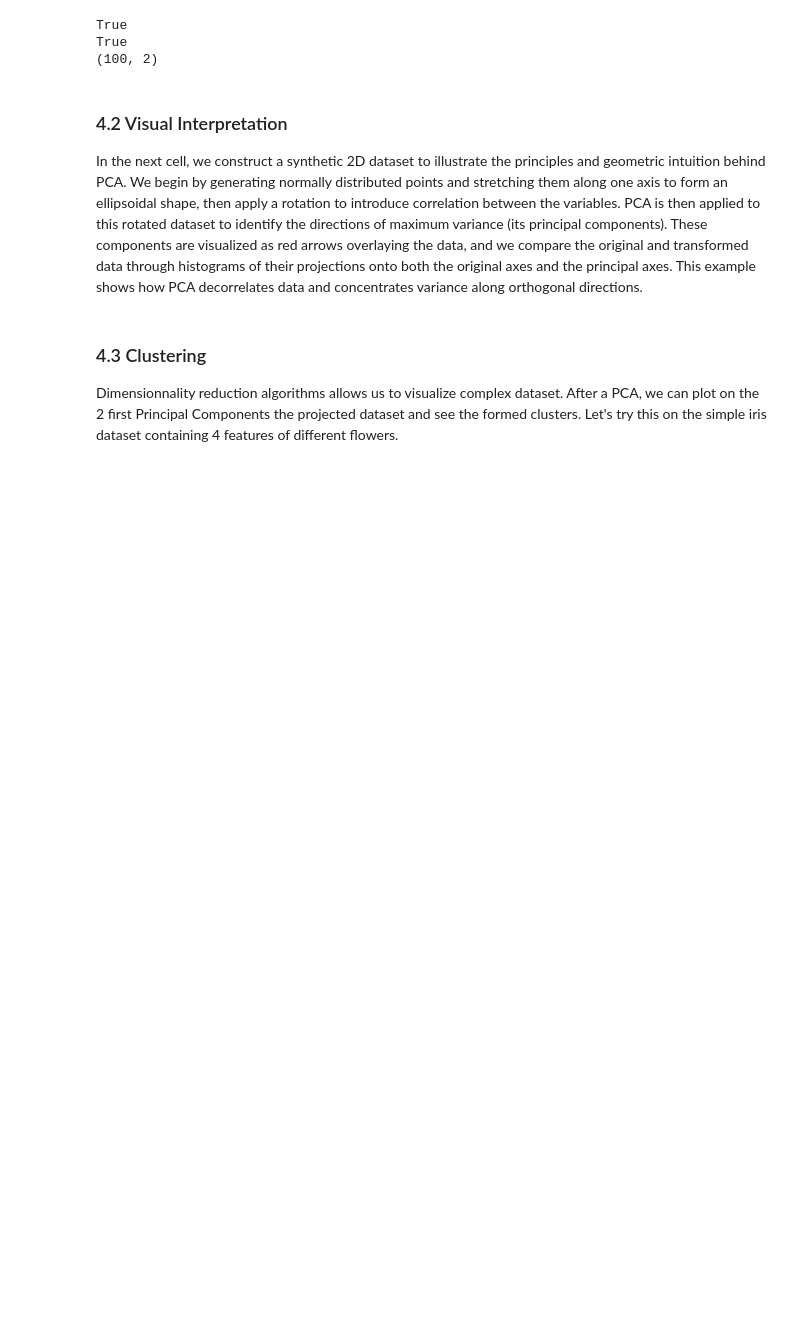
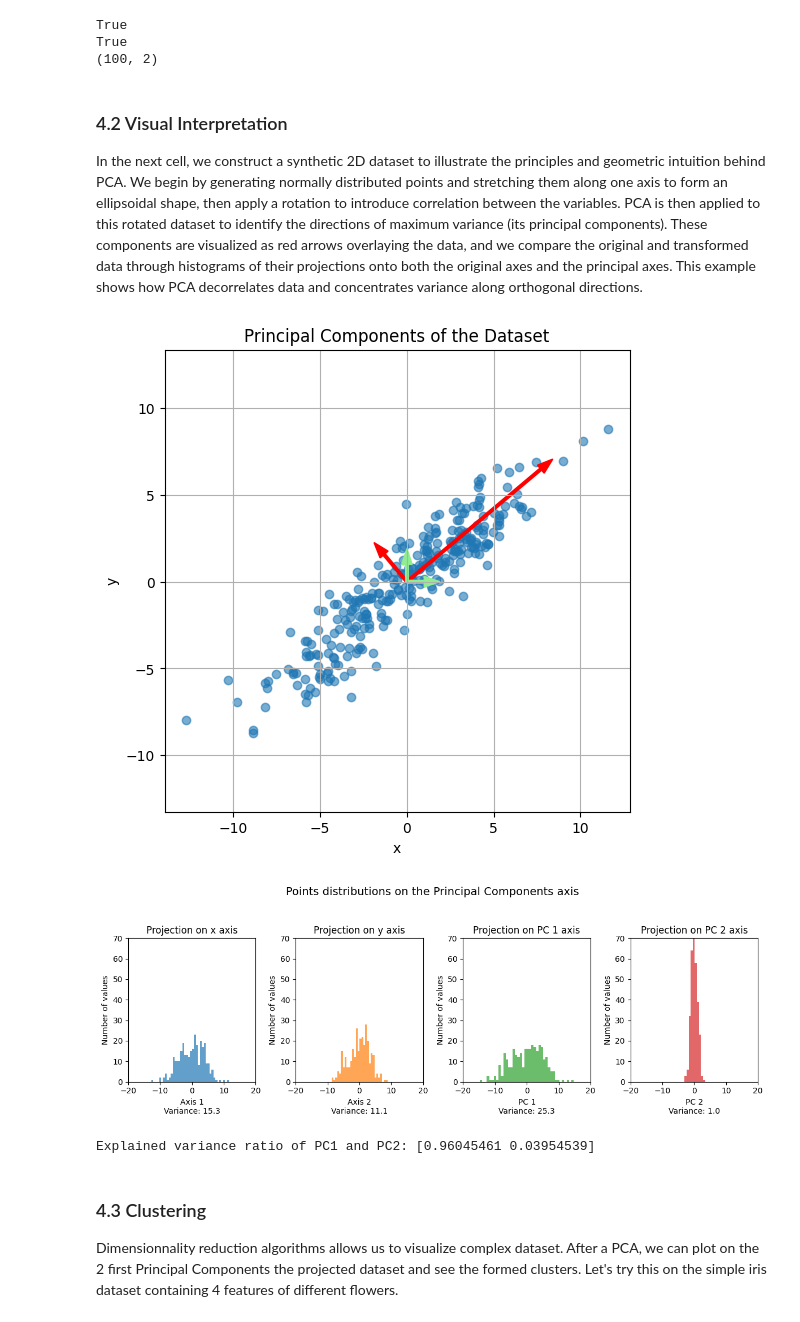
Before and after one commit to arthurmath/Kaggle_notebooks, a Jupyter notebook: svd.ipynb, the cells around one changed output. Drawn from its saved outputs; the diff is of its cells as text; code cells hidden in the pictures; blank space fills up the shorter version.

```diff
--- a/svd.ipynb
+++ b/svd.ipynb
@@ -636,33 +639,39 @@ plt.grid(True)
 plt.show()
 
 
 # Common scale limit
 x_min, x_max = -20, 20
 axis = ["x", "y"]
 
 # Distributions plotting
 fig = plt.figure(figsize=(12, 4))
 for i in range(2):
     plt.subplot(1, 4, i+1)
     plt.hist(X_rotated[:, i], bins=40-i*10, color=f"C{i}", alpha=0.7)
     plt.title(f"Projection on {axis[i]} axis")
     plt.xlabel(f"Axis {i+1}\nVariance: {np.var(X_rotated[:, i]):.1f}")
     plt.ylabel("Number of values")
     plt.xlim(x_min, x_max)
+    plt.ylim(0, 70)
 for i in range(2):
     plt.subplot(1, 4, i+3)
     plt.hist(X_pca[:, i], bins=40-i*30, color=f"C{i+2}", alpha=0.7)
     plt.title(f"Projection on PC {i+1} axis")
     plt.xlabel(f"PC {i+1}\nVariance: {np.var(X_pca[:, i]):.1f}")
     plt.ylabel("Number of values")
     plt.xlim(x_min, x_max)
+    plt.ylim(0, 70)
 
 plt.suptitle("Points distributions on the Principal Components axis", fontsize=14, y=1.05)
 plt.tight_layout()
 plt.show()
 
 
 print(f"Explained variance ratio of PC1 and PC2: {pca.explained_variance_ratio_}")
+# %% [output]
+[figure, added]
+[figure, added]
+Explained variance ratio of PC1 and PC2: [0.96045461 0.03954539]
 # %% [markdown]
 ### 4.3 Clustering
 
```
Also changed, not shown: parts of 3 cells of this notebook, 2 other files.
